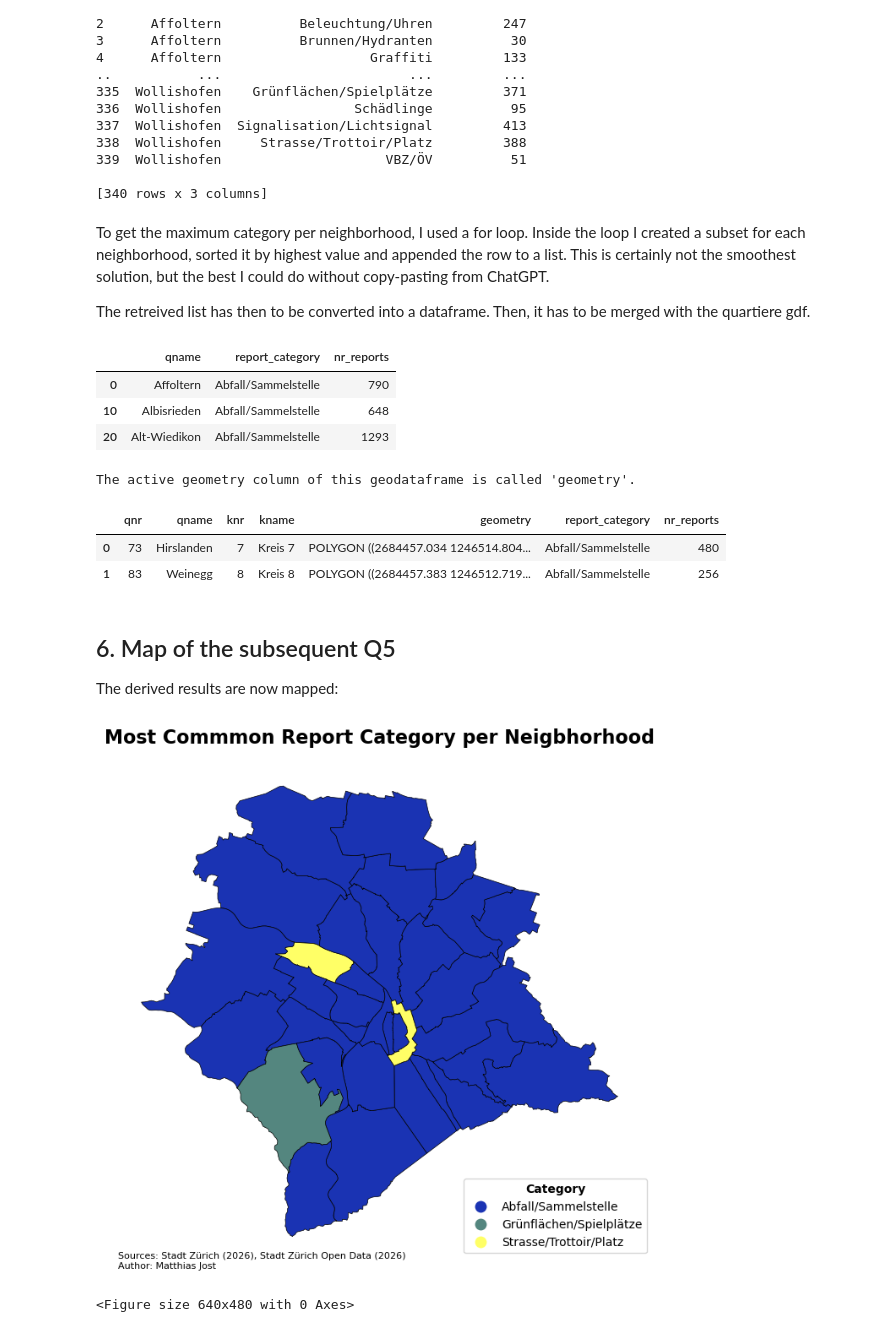
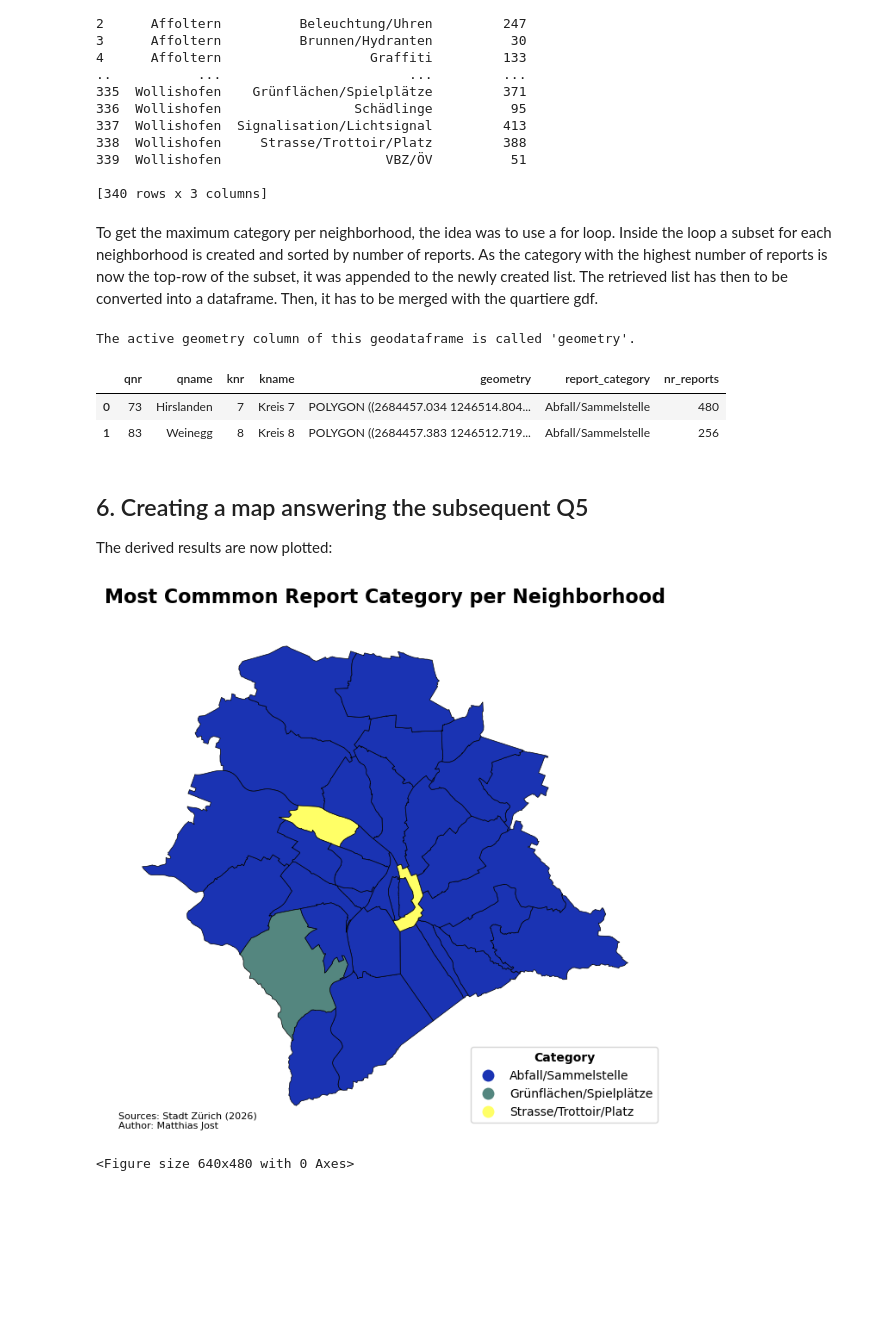
Before and after one commit to mj1905/sds210_project_Matthias_Jost, a Jupyter notebook: notebooks/Q4_category_with_most_reports.ipynb, the cells around one changed output. Cells and saved outputs as stored; diff of their text form; code cells hidden in the pictures; blank space fills up the shorter version.

```diff
--- a/notebooks/Q4_category_with_most_reports.ipynb
+++ b/notebooks/Q4_category_with_most_reports.ipynb
@@ -183,9 +182,7 @@ print(reports_per_c_and_n)
 
 [340 rows x 3 columns]
 # %% [markdown]
-To get the maximum category per neighborhood, I used a for loop. Inside the loop I created a subset for each neighborhood, sorted it by highest value and appended the row to a list. This is certainly not the smoothest solution, but the best I could do without copy-pasting from ChatGPT.
-
-The retreived list has then to be converted into a dataframe. Then, it has to be merged with the quartiere gdf.
+To get the maximum category per neighborhood, the idea was to use a for loop. Inside the loop a subset for each neighborhood is created and sorted by number of reports. As the category with the highest number of reports is now the top-row of the subset, it was appended to the newly created list. The retrieved list has then to be converted into a dataframe. Then, it has to be merged with the quartiere gdf.
 # %%
 # get the maximum value per neighborhood:
 highest_report_category_per_neighborhood=[]
@@ -195,24 +192,18 @@ for neighborhood_name in reports_per_c_and_n["qname"].unique():
     subset=subset.sort_values(by="nr_reports", ascending=False)
     highest_report_category_per_neighborhood.append(subset.iloc[0])
 
-# convert the retreived list into a df
+# convert the retrieved list into a df
 highest_report_category_per_neighborhood=pd.DataFrame(highest_report_category_per_neighborhood)
-
-highest_report_category_per_neighborhood.head(3)
-# %% [output]
-|  | qname | report_category | nr_reports |
-| 0 | Affoltern | Abfall/Sammelstelle | 790 |
-| 10 | Albisrieden | Abfall/Sammelstelle | 648 |
-| 20 | Alt-Wiedikon | Abfall/Sammelstelle | 1293 |
 # %%
 #merge the newly created dataframe with the quartiere_geodataframe
 quartiere_map=import_preprocessed_data("quartiere_map.gpkg")
 
-quartiere_map=quartiere_map.merge(highest_report_category_per_neighborhood,
-                    on="qname",
-                    how="left")
+quartiere_map=quartiere_map.merge(
+    highest_report_category_per_neighborhood,
+    on="qname",
+    how="left")
 
-#visually verify wheter the merge worked
+#visually verify whether the merge worked
 quartiere_map.head(2)
 # %% [output]
 The active geometry column of this geodataframe is called 'geometry'.
@@ -220,31 +211,31 @@ The active geometry column of this geodataframe is called 'geometry'.
 | 0 | 73 | Hirslanden | 7 | Kreis 7 | POLYGON ((2684457.034 1246514.804... | Abfall/Sammelstelle | 480 |
 | 1 | 83 | Weinegg | 8 | Kreis 8 | POLYGON ((2684457.383 1246512.719... | Abfall/Sammelstelle | 256 |
 # %% [markdown]
-## 6. Map of the subsequent Q5
-The derived results are now mapped:
+## 6. Creating a map answering the subsequent Q5
+The derived results are now plotted:
 # %%
 fig, ax=plt.subplots(figsize=(8,8))
 
 #set the aestetics
 ax.axis("off")
-ax.set_title("Most Commmon Report Category per Neigbhorhood", fontsize=16, fontweight="bold")
+ax.set_title("Most Commmon Report Category per Neighborhood", fontsize=16, fontweight="bold")
 
 #plot the layer
 quartiere_map.plot(ax=ax, column="report_category",
                    cmap=cmc.imola, legend=True,
                    edgecolor="black", linewidth=0.5,
                    legend_kwds={"title": "Category",
                                  "loc": "lower left",
                                  "bbox_to_anchor": (0.65, 0.0)})
 
 # modify the legend and add the sources
 ax.get_legend().get_title().set_fontweight("bold")
-ax.text(0.00,-0.02, "Sources: Stadt Zürich (2026), Stadt Zürich Open Data (2026) \nAuthor: Matthias Jost", transform=ax.transAxes, fontsize=8)
+ax.text(0.00, 0.00, "Sources: Stadt Zürich (2026) \nAuthor: Matthias Jost", transform=ax.transAxes, fontsize=8)
 
 #export the resulting map
 export_result_to_png("Q5_most_common_category_per_neighborhood")
 plt.show()
 plt.clf()
 # %% [output]
-[figure, old version]
+[figure, new version]
 <Figure size 640x480 with 0 Axes>
```
Also changed, not shown: parts of 14 cells of this notebook, 4 other files.
